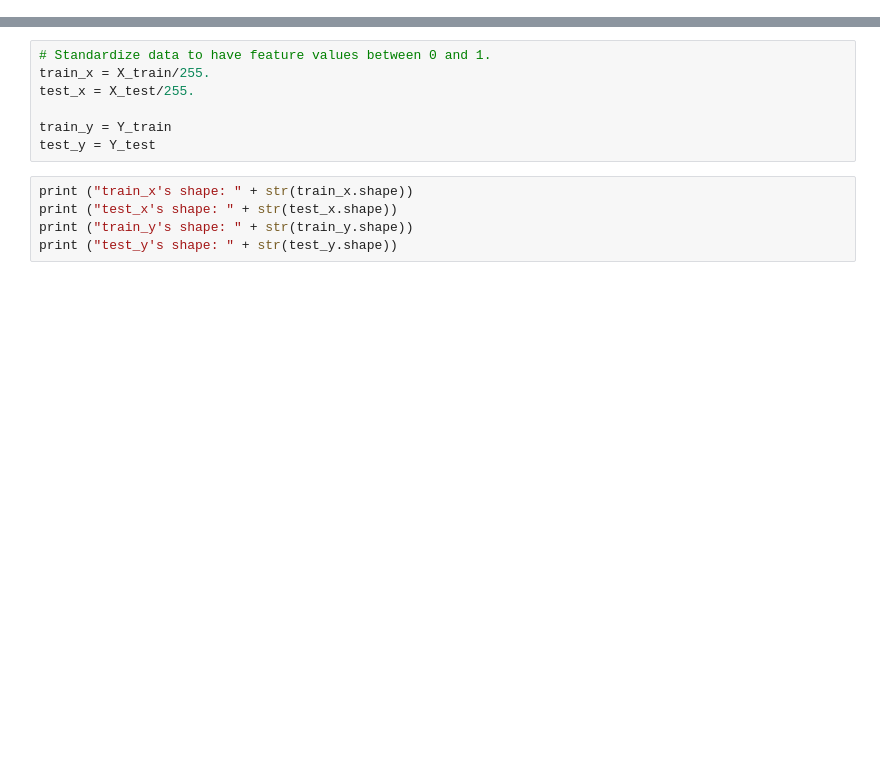
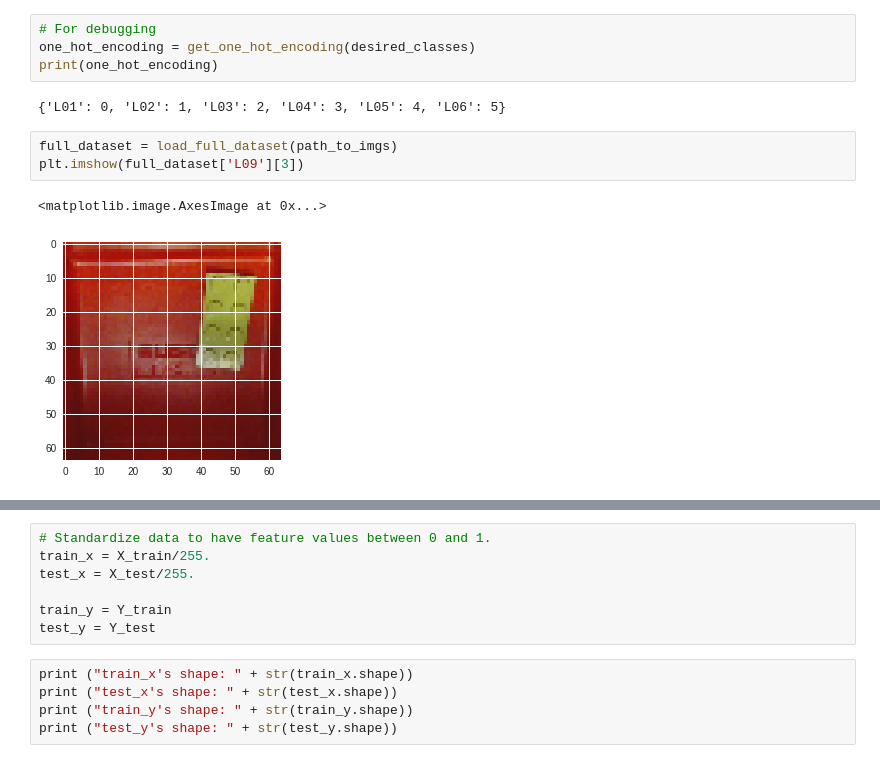
Before and after one commit to tylerlum/Tray_Image_Classifier_A, a Jupyter notebook: Tray_Image_Classifier_B.ipynb, the cells around one changed output, grey strips where cells are left out. Saved outputs shown, nothing was run; the diff lists cells and outputs as text; blank space fills up the shorter version.

```diff
--- a/Tray_Image_Classifier_B.ipynb
+++ b/Tray_Image_Classifier_B.ipynb
@@ -236 +246,13 @@ print(Y_test.shape)
+# %%
+# For debugging
+one_hot_encoding = get_one_hot_encoding(desired_classes)
+print(one_hot_encoding)
+# %% [output]
+{'L01': 0, 'L02': 1, 'L03': 2, 'L04': 3, 'L05': 4, 'L06': 5}
+# %%
+full_dataset = load_full_dataset(path_to_imgs)
+plt.imshow(full_dataset['L09'][3])
+# %% [output]
+<matplotlib.image.AxesImage at 0x...>
+[figure, added]
 # %%
```
Also changed, not shown: parts of 34 cells of this notebook.
